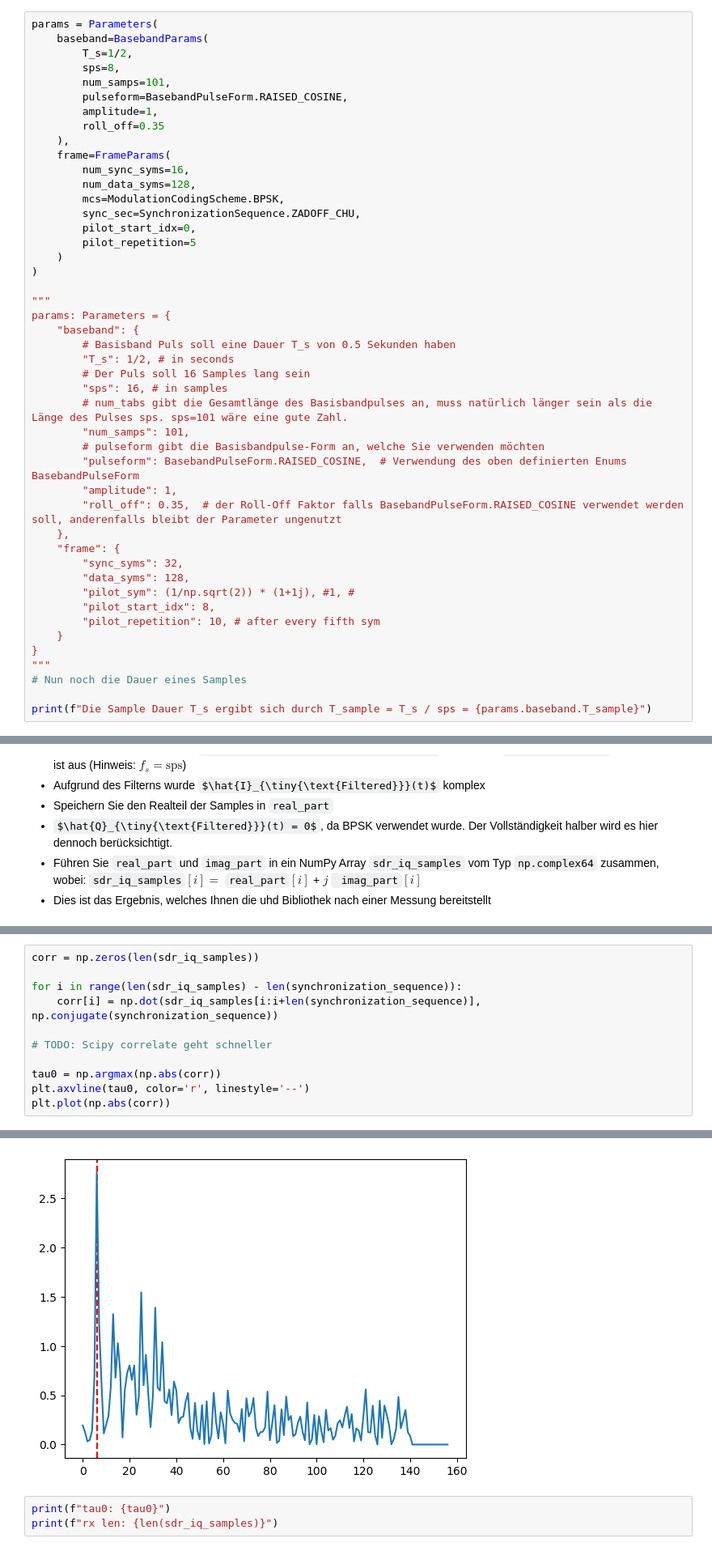
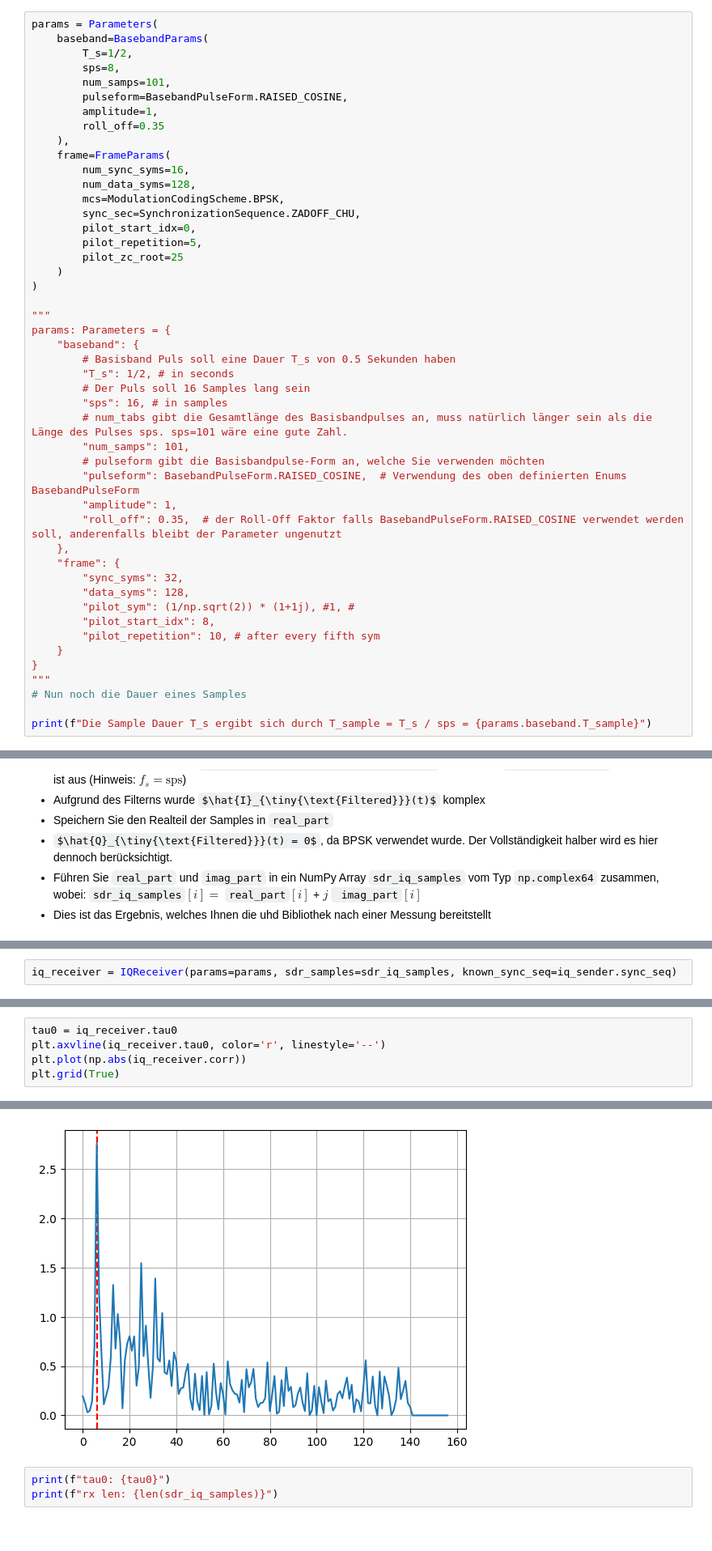
Before and after one commit to sonnylednaw/sdr-module, a Jupyter notebook: 01_iq_modulation/iq-sampling.ipynb, the cells around one changed output, grey strips where cells are left out. Shown at 81% size. Drawn from its saved outputs; the diff is of its cells as text; some formulas as TeX source.

Commit message:
IQReceiver.py

```diff
--- a/01_iq_modulation/iq-sampling.ipynb
+++ b/01_iq_modulation/iq-sampling.ipynb
@@ -130,7 +129,8 @@ params = Parameters(
         mcs=ModulationCodingScheme.BPSK,
         sync_sec=SynchronizationSequence.ZADOFF_CHU,
         pilot_start_idx=0,
-        pilot_repetition=5
+        pilot_repetition=5,
+        pilot_zc_root=25
     )
 )
 
@@ -755,0 +769,2 @@ plot_iq_samples(x=sdr_iq_samples)
+# %%
+iq_receiver = IQReceiver(params=params, sdr_samples=sdr_iq_samples, known_sync_seq=iq_sender.sync_seq)
@@ -756,12 +773,6 @@ plot_iq_samples(x=sdr_iq_samples)
 # %%
-corr = np.zeros(len(sdr_iq_samples))
-
-for i in range(len(sdr_iq_samples) - len(synchronization_sequence)):
-    corr[i] = np.dot(sdr_iq_samples[i:i+len(synchronization_sequence)], np.conjugate(synchronization_sequence))
-
-# TODO: Scipy correlate geht schneller
-
-tau0 = np.argmax(np.abs(corr))
-plt.axvline(tau0, color='r', linestyle='--')
-plt.plot(np.abs(corr))
+tau0 = iq_receiver.tau0
+plt.axvline(iq_receiver.tau0, color='r', linestyle='--')
+plt.plot(np.abs(iq_receiver.corr))
+plt.grid(True)
 # %% [output]
@@ -769,4 +779,4 @@ plt.plot(np.abs(corr))
-[figure, old version]
+[figure, new version]
 # %%
 print(f"tau0: {tau0}")
 print(f"rx len: {len(sdr_iq_samples)}")
```
Also changed, not shown: parts of 19 cells of this notebook, 5 other files.
